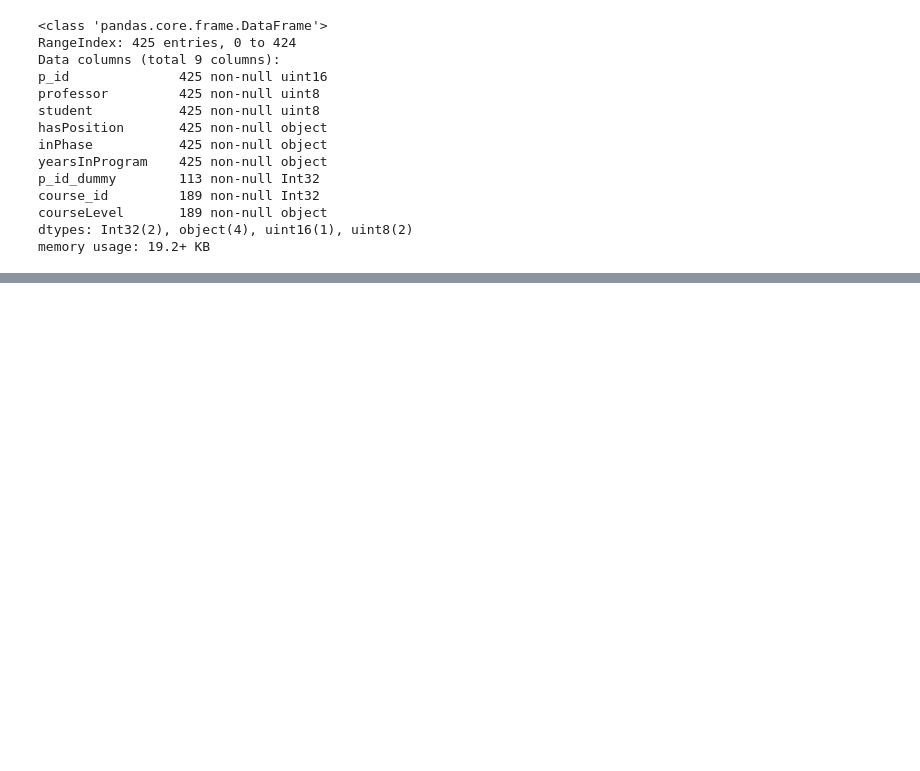
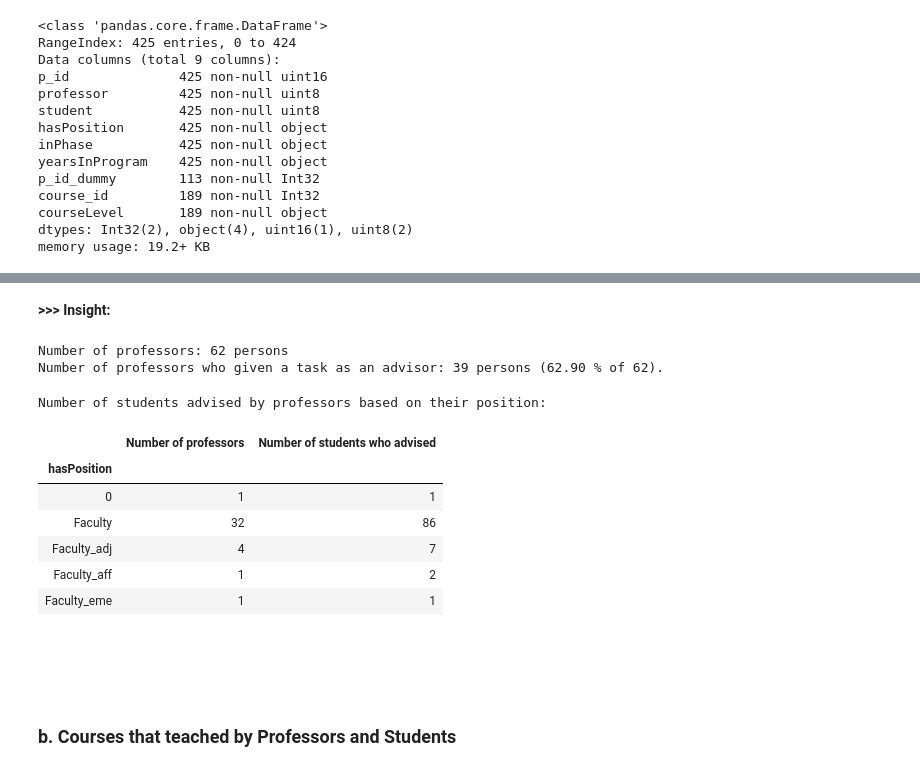
Before and after one commit to ad-riyan/dqlab_idc3, a Jupyter notebook: dqlab_idc_3.ipynb, the cells around one changed output, grey strips where cells are left out. Drawn from its saved outputs; the diff is of its cells as text; code cells hidden in the pictures; blank space fills up the shorter version.

```diff
--- a/dqlab_idc_3.ipynb
+++ b/dqlab_idc_3.ipynb
@@ -319,0 +145,32 @@ display(_e2_[["courseLevel", "inPhase", "yearsInProgram", "student"]])
+# %%
+_1 = my_df.loc[my_df["professor"]==1]
+prof_id = sorted(_1["p_id"].unique())
+
+_2 = my_df.loc[my_df["p_id_dummy"].notna()]
+prof_adv_id = sorted(_2["p_id_dummy"].unique())
+
+adv_df = (my_df.pivot_table(values="student",
+                            index=["p_id_dummy","inPhase","yearsInProgram"],
+                            columns="professor")
+          .rename(columns={0: "Count"})
+          .reset_index()
+          .merge((my_df.set_index("p_id")
+                      .loc[prof_id, :]
+                      .groupby(["p_id","hasPosition"])
+                      .count()
+                      .reset_index()[["p_id", "hasPosition"]]),
+                 how="left",
+                 left_on="p_id_dummy",
+                 right_on="p_id",
+                 sort=True)
+          .groupby(by=["hasPosition", "p_id_dummy", "inPhase"])
+          .sum()
+          .drop("p_id", axis=1)
+         )
+adv_df_1 = (adv_df.unstack(level=2)["Count"]
+              .reset_index()
+              .replace({np.nan: 0})
+              .astype({"Post_Generals": np.uint8,
+                       "Post_Quals": np.uint8,
+                       "Pre_Quals": np.uint8})
+           )
@@ -319,0 +217,29 @@ display(_e2_[["courseLevel", "inPhase", "yearsInProgram", "student"]])
+# %% [markdown]
+**>>> Insight:**
+# %%
+print("Number of professors: %d persons"%(len(prof_id),))
+print("Number of professors who given a task as an advisor: %d persons (%3.2f %% of %d)."%(adv_df_1.shape[0], 100*adv_df_1.shape[0]/len(prof_id), len(prof_id)))
+# %% [output]
+Number of professors: 62 persons
+Number of professors who given a task as an advisor: 39 persons (62.90 % of 62).
+# %%
+print("\nNumber of students advised by professors based on their position: \n")
+_ = (adv_df.reset_index().groupby(["hasPosition", "p_id_dummy"]).sum().reset_index()
+         .groupby("hasPosition").agg({"p_id_dummy": "count",
+                                      "Count": "sum"})
+         .rename({"p_id_dummy": "Number of professors",
+                  "Count": "Number of students who advised"}, axis=1))
+_
+# %% [output]
+Number of students advised by professors based on their position:
+|  | Number of professors | Number of students who advised |
+| hasPosition |  |  |
+| 0 | 1 | 1 |
+| Faculty | 32 | 86 |
+| Faculty_adj | 4 | 7 |
+| Faculty_aff | 1 | 2 |
+| Faculty_eme | 1 | 1 |
+# %% [markdown]
+<br><br>
+# %% [markdown]
+### b. Courses that teached by Professors and Students
```
Also changed, not shown: parts of 50 cells of this notebook, 4 other files.
